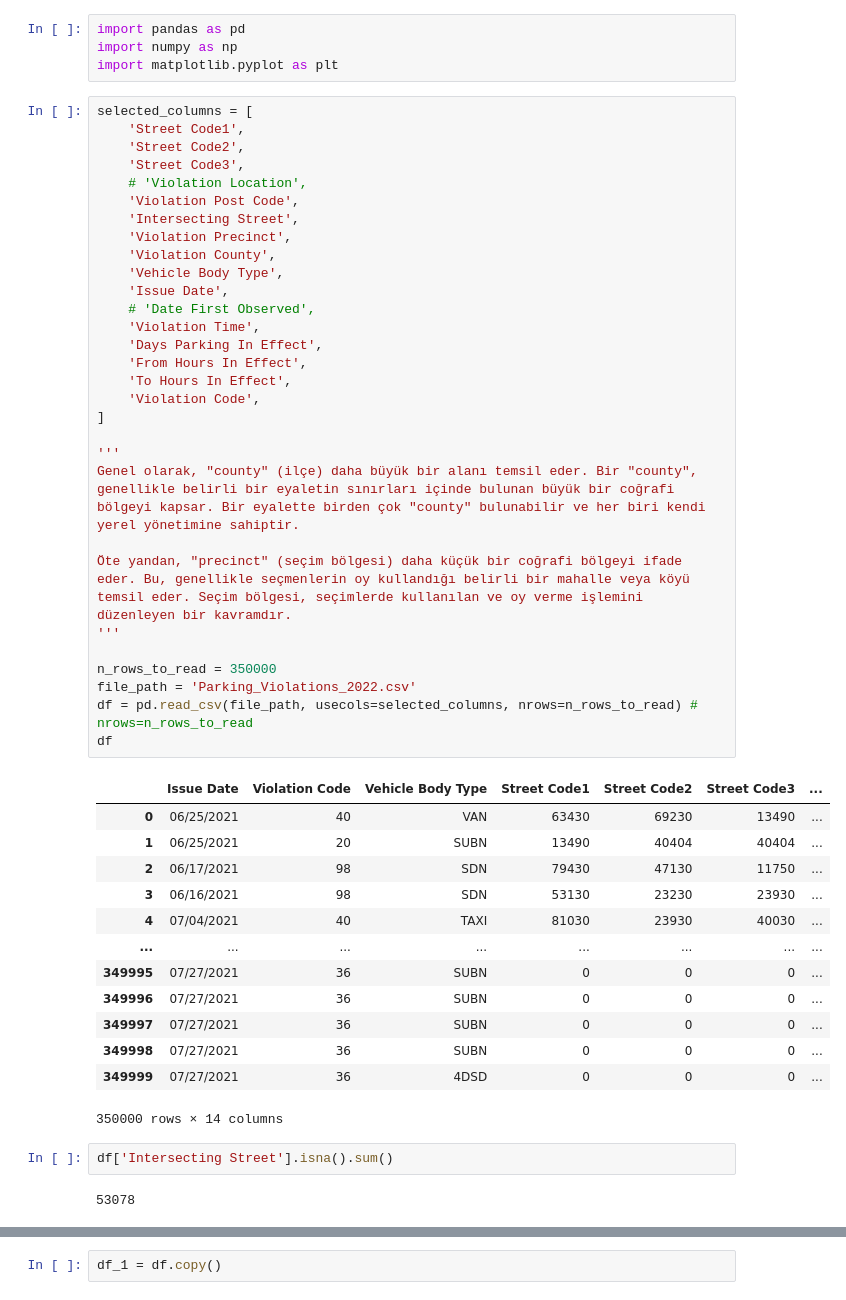
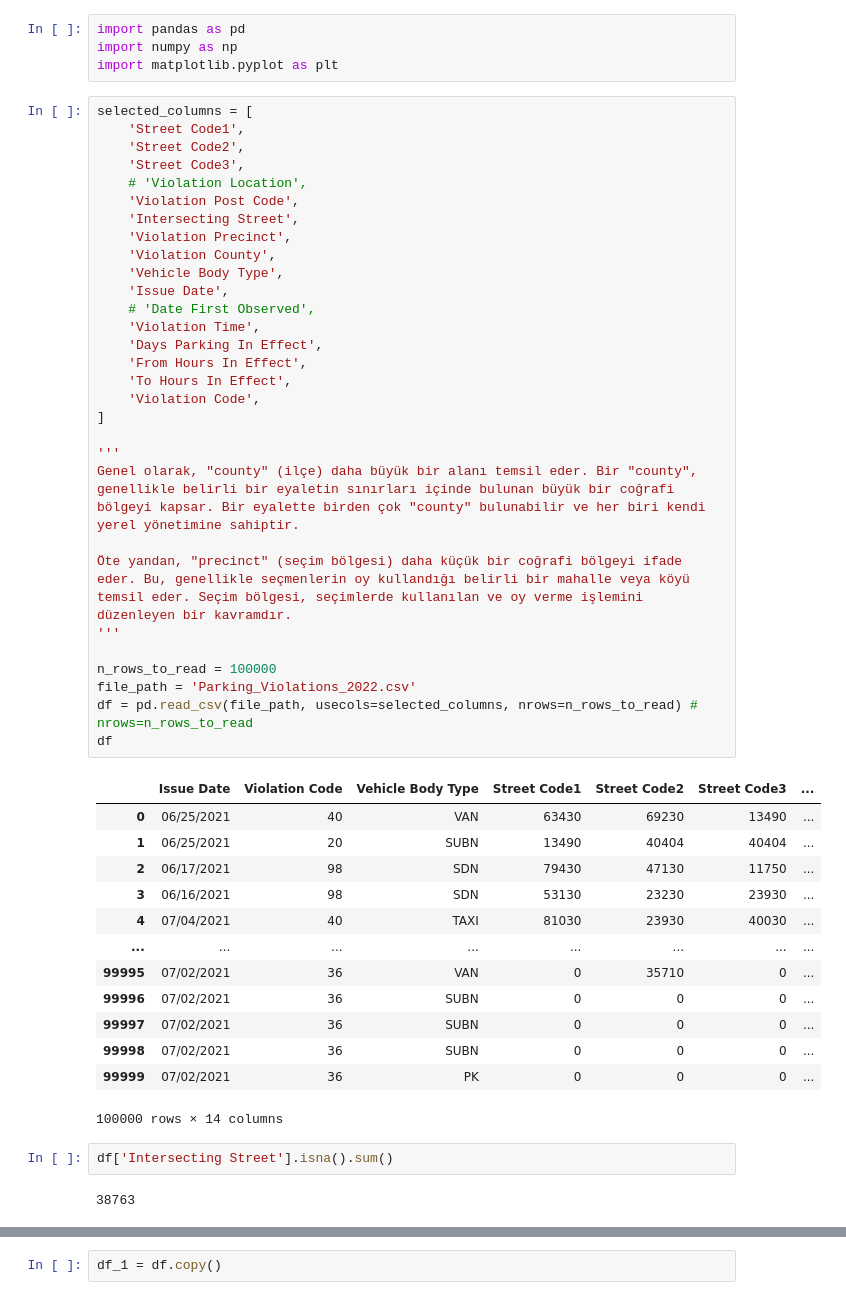
Before and after one commit to yasinsametkaraca/parking-violation-predictions, a Jupyter notebook: parking_violation_predict.ipynb, the cells around one changed output, grey strips where cells are left out. Saved outputs shown, nothing was run; the diff lists cells and outputs as text.

```diff
--- a/parking_violation_predict.ipynb
+++ b/parking_violation_predict.ipynb
@@ -12,44 +12,44 @@ selected_columns = [
     'Intersecting Street',
     'Violation Precinct',
     'Violation County',
     'Vehicle Body Type',
     'Issue Date',
     # 'Date First Observed',
     'Violation Time',
     'Days Parking In Effect',
     'From Hours In Effect',
     'To Hours In Effect',
     'Violation Code',
 ]
 
 '''
 Genel olarak, "county" (ilçe) daha büyük bir alanı temsil eder. Bir "county", genellikle belirli bir eyaletin sınırları içinde bulunan büyük bir coğrafi bölgeyi kapsar. Bir eyalette birden çok "county" bulunabilir ve her biri kendi yerel yönetimine sahiptir.
 
 Öte yandan, "precinct" (seçim bölgesi) daha küçük bir coğrafi bölgeyi ifade eder. Bu, genellikle seçmenlerin oy kullandığı belirli bir mahalle veya köyü temsil eder. Seçim bölgesi, seçimlerde kullanılan ve oy verme işlemini düzenleyen bir kavramdır.
 '''
 
-n_rows_to_read = 350000
+n_rows_to_read = 100000
 file_path = 'Parking_Violations_2022.csv'
 df = pd.read_csv(file_path, usecols=selected_columns, nrows=n_rows_to_read) # nrows=n_rows_to_read
 df
 # %% [output]
 |  | Issue Date | Violation Code | Vehicle Body Type | Street Code1 | Street Code2 | Street Code3 | ... |
 | 0 | 06/25/2021 | 40 | VAN | 63430 | 69230 | 13490 | ... |
 | 1 | 06/25/2021 | 20 | SUBN | 13490 | 40404 | 40404 | ... |
 | 2 | 06/17/2021 | 98 | SDN | 79430 | 47130 | 11750 | ... |
 | 3 | 06/16/2021 | 98 | SDN | 53130 | 23230 | 23930 | ... |
 | 4 | 07/04/2021 | 40 | TAXI | 81030 | 23930 | 40030 | ... |
 | ... | ... | ... | ... | ... | ... | ... | ... |
-| 349995 | 07/27/2021 | 36 | SUBN | 0 | 0 | 0 | ... |
-| 349996 | 07/27/2021 | 36 | SUBN | 0 | 0 | 0 | ... |
-| 349997 | 07/27/2021 | 36 | SUBN | 0 | 0 | 0 | ... |
-| 349998 | 07/27/2021 | 36 | SUBN | 0 | 0 | 0 | ... |
-| 349999 | 07/27/2021 | 36 | 4DSD | 0 | 0 | 0 | ... |
+| 99995 | 07/02/2021 | 36 | VAN | 0 | 35710 | 0 | ... |
+| 99996 | 07/02/2021 | 36 | SUBN | 0 | 0 | 0 | ... |
+| 99997 | 07/02/2021 | 36 | SUBN | 0 | 0 | 0 | ... |
+| 99998 | 07/02/2021 | 36 | SUBN | 0 | 0 | 0 | ... |
+| 99999 | 07/02/2021 | 36 | PK | 0 | 0 | 0 | ... |
-350000 rows × 14 columns
+100000 rows × 14 columns
 # %%
 df['Intersecting Street'].isna().sum()
 # %% [output]
-53078
+38763
 # %%
 df.info()
 # %% [output]
```
Also changed, not shown: parts of 10 cells of this notebook.
